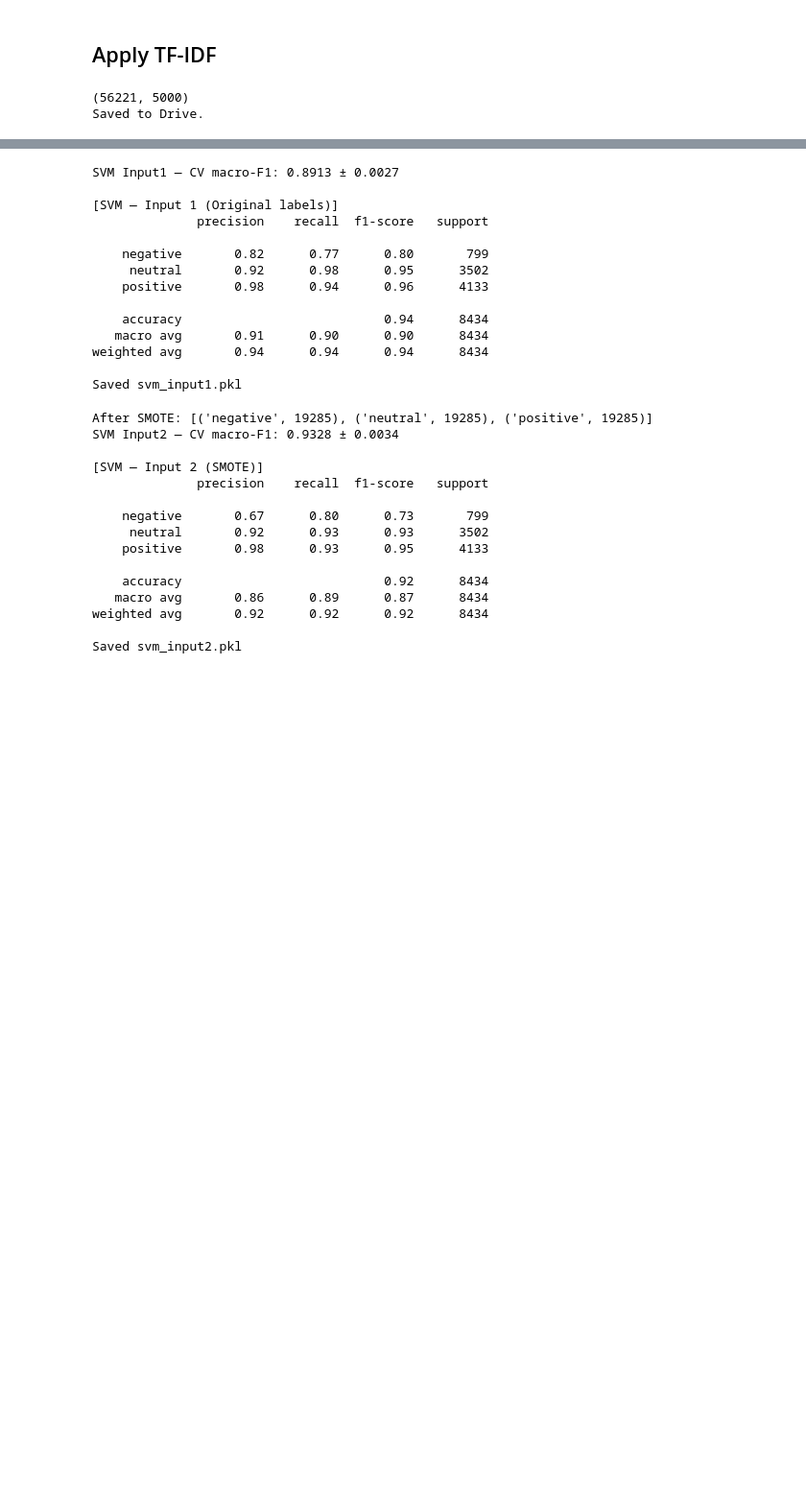
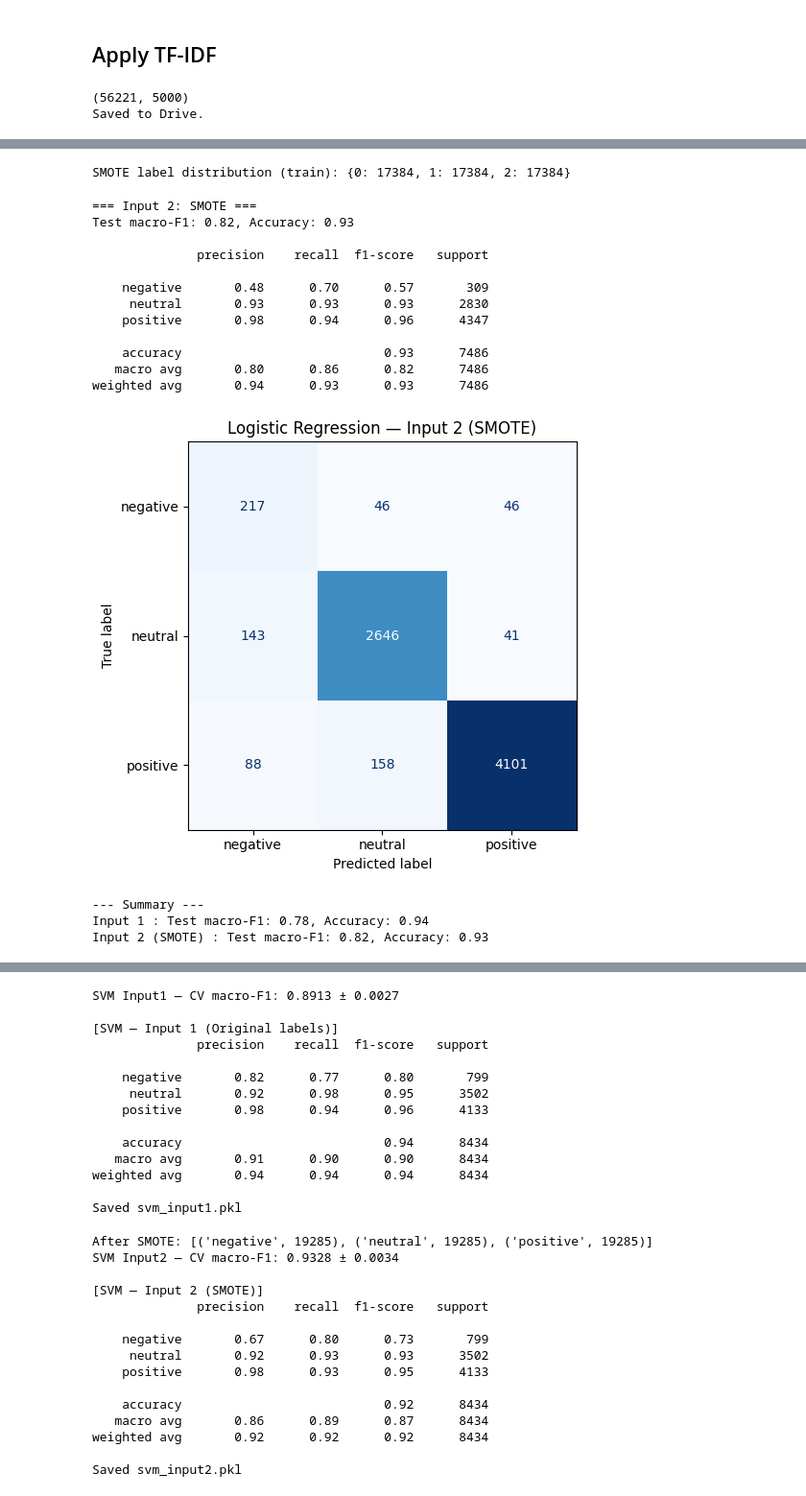
Before and after one commit to jonesrmj/MiDuRy-SentiBal, a Jupyter notebook: MiDuRy-SentiBal.ipynb, the cells around one changed output, grey strips where cells are left out. Shown at 96% size. Cells and saved outputs as stored; diff of their text form; code cells hidden in the pictures; blank space fills up the shorter version.

```diff
--- a/MiDuRy-SentiBal.ipynb
+++ b/MiDuRy-SentiBal.ipynb
@@ -272,0 +375,53 @@ Saved to Drive.
+# %%
+from imblearn.over_sampling import SMOTE
+
+# --- Input 2: SMOTE-balanced ---
+sm = SMOTE(random_state=42)
+X_train_smote, y_train_smote = sm.fit_resample(X_train_lr, y_train_lr)
+
+print('SMOTE label distribution (train):', dict(zip(*[v.tolist() for v in __import__("numpy").unique(y_train_smote, return_counts=True)])))
+
+lr_clf_input2 = LogisticRegression(C=1.0, max_iter=1000, random_state=42, solver='lbfgs', multi_class='multinomial')
+lr_clf_input2.fit(X_train_smote, y_train_smote)
+
+y_pred_input2 = lr_clf_input2.predict(X_test_lr)
+
+acc2    = accuracy_score(y_test_lr, y_pred_input2)
+prec2, rec2, f1_macro2, _ = precision_recall_fscore_support(y_test_lr, y_pred_input2, average='macro')
+_, _, f1_w2, _ = precision_recall_fscore_support(y_test_lr, y_pred_input2, average='weighted')
+
+print('=== Input 2: SMOTE ===')
+print(f'Test macro-F1: {f1_macro2:.2f}, Accuracy: {acc2:.2f}')
+print()
+print(classification_report(y_test_lr, y_pred_input2, target_names=['negative', 'neutral', 'positive']))
+
+cm2 = confusion_matrix(y_test_lr, y_pred_input2)
+disp2 = ConfusionMatrixDisplay(cm2, display_labels=['negative', 'neutral', 'positive'])
+fig, ax = plt.subplots(figsize=(6, 5))
+disp2.plot(ax=ax, cmap='Blues', colorbar=False)
+ax.set_title('Logistic Regression — Input 2 (SMOTE)')
+plt.tight_layout()
+plt.savefig(f'{DRIVE_OUTPUT_PATH}/lr_input2_smote_confusion_matrix.png', dpi=150)
+plt.show()
+
+print('\n--- Summary ---')
+print(f'Input 1 : Test macro-F1: {f1_macro1:.2f}, Accuracy: {acc1:.2f}')
+print(f'Input 2 (SMOTE) : Test macro-F1: {f1_macro2:.2f}, Accuracy: {acc2:.2f}')
+# %% [output]
+SMOTE label distribution (train): {0: 17384, 1: 17384, 2: 17384}
+=== Input 2: SMOTE ===
+Test macro-F1: 0.82, Accuracy: 0.93
+
+              precision    recall  f1-score   support
+
+    negative       0.48      0.70      0.57       309
+     neutral       0.93      0.93      0.93      2830
+    positive       0.98      0.94      0.96      4347
+
+    accuracy                           0.93      7486
+   macro avg       0.80      0.86      0.82      7486
+weighted avg       0.94      0.93      0.93      7486
+[figure, added]
+--- Summary ---
+Input 1 : Test macro-F1: 0.78, Accuracy: 0.94
+Input 2 (SMOTE) : Test macro-F1: 0.82, Accuracy: 0.93
```
Also changed, not shown: parts of 18 cells of this notebook.
